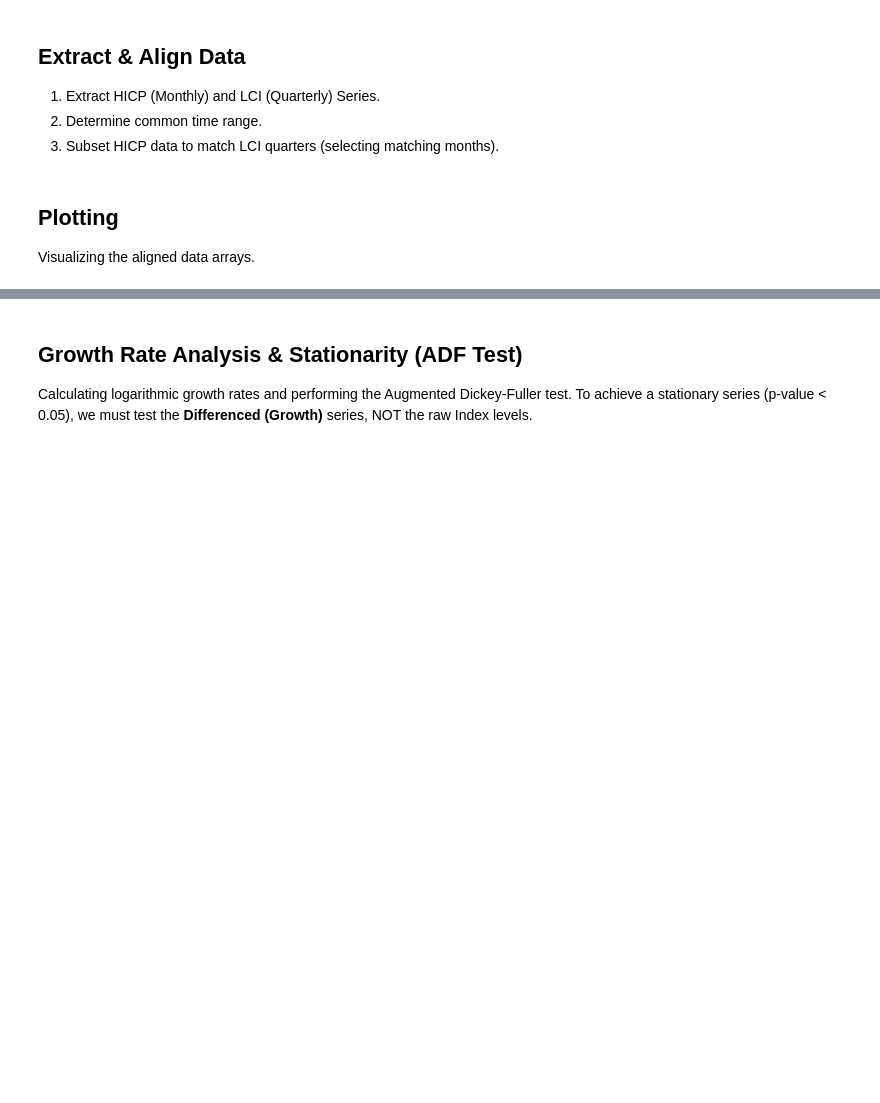
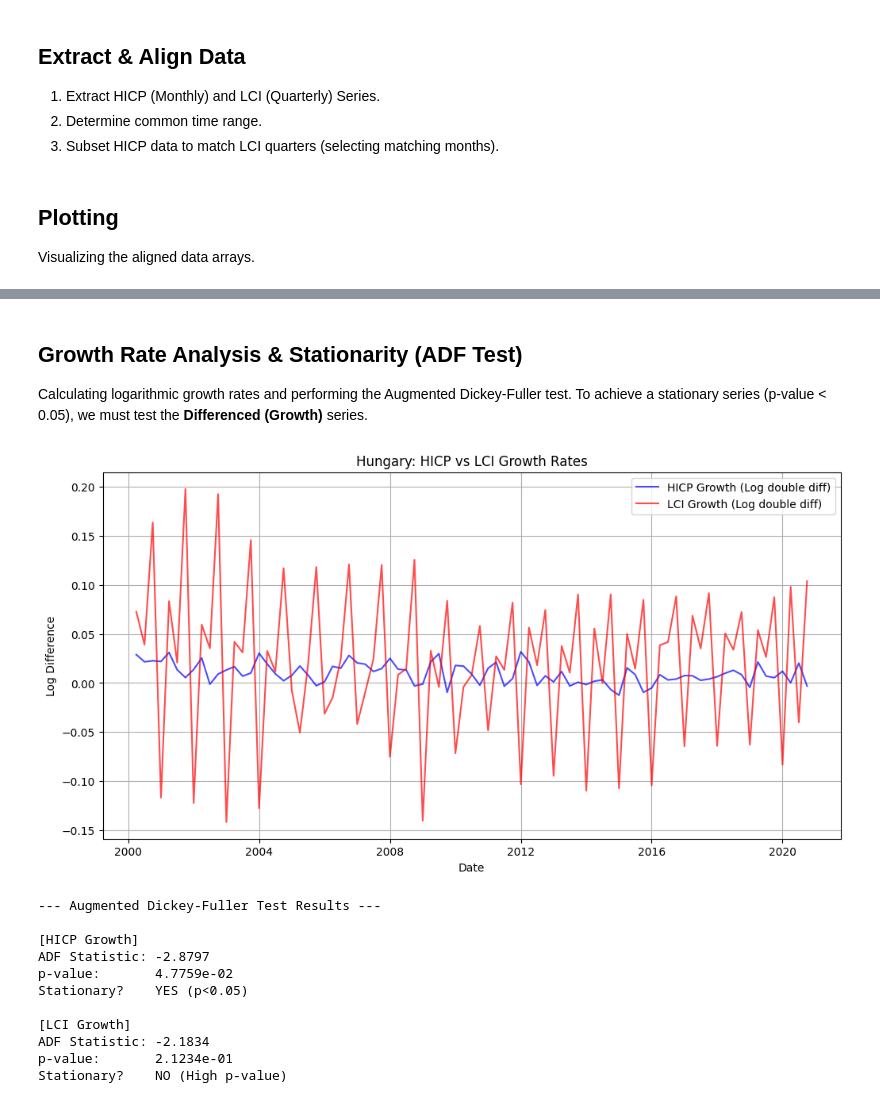
Before and after one commit to CsongorVincze/Causality_project, a Jupyter notebook: hungary_analysis.ipynb, the cells around one changed output, grey strips where cells are left out. Saved outputs shown, nothing was run; the diff lists cells and outputs as text; code cells hidden in the pictures; blank space fills up the shorter version.

```diff
--- a/hungary_analysis.ipynb
+++ b/hungary_analysis.ipynb
@@ -154,37 +156,50 @@ else:
 # %% [markdown]
 ## Growth Rate Analysis & Stationarity (ADF Test)
 Calculating logarithmic growth rates and performing the Augmented Dickey-Fuller test.
-To achieve a stationary series (p-value < 0.05), we must test the **Differenced (Growth)** series, NOT the raw Index levels.
+To achieve a stationary series (p-value < 0.05), we must test the **Differenced (Growth)** series.
 # %%
 if hicp_series is not None and lci_series is not None:
     # Calculate Log Difference (Growth Rate)
     hicp_growth = np.log(hicp_series).diff().dropna()
     lci_growth = np.log(lci_series).diff().dropna()
 
     # --- PLOT GROWTH RATES ---
     plt.figure(figsize=(12, 6))
-    plt.plot(hicp_growth.index, hicp_growth, label='HICP Growth (Log Diff)', color='blue', alpha=0.7)
-    plt.plot(lci_growth.index, lci_growth, label='LCI Growth (Log Diff)', color='red', alpha=0.7)
+    plt.plot(hicp_growth.index, hicp_growth, label='HICP Growth (Log double diff)', color='blue', alpha=0.7)
+    plt.plot(lci_growth.index, lci_growth, label='LCI Growth (Log double diff)', color='red', alpha=0.7)
     plt.title("Hungary: HICP vs LCI Growth Rates")
     plt.xlabel("Date")
     plt.ylabel("Log Difference")
     plt.legend()
     plt.grid(True)
     plt.show()
 
     # --- ADF TEST ---
     print("\n--- Augmented Dickey-Fuller Test Results ---")
 
     def print_adf(name, series):
         result = adfuller(series.values)
         print(f"\n[{name}]")
         print(f"ADF Statistic: {result[0]:.4f}")
         print(f"p-value:       {result[1]:.4e}")
         is_stationary = result[1] < 0.05
         print(f"Stationary?    {'YES (p<0.05)' if is_stationary else 'NO (High p-value)'}")
 
     print_adf("HICP Growth", hicp_growth)
     print_adf("LCI Growth", lci_growth)
 
 else:
     print("Data missing for growth calculation.")
+# %% [output]
+[figure, added]
+--- Augmented Dickey-Fuller Test Results ---
+
+[HICP Growth]
+ADF Statistic: -2.8797
+p-value:       4.7759e-02
+Stationary?    YES (p<0.05)
+
+[LCI Growth]
+ADF Statistic: -2.1834
+p-value:       2.1234e-01
+Stationary?    NO (High p-value)
```
Also changed, not shown: parts of 6 cells of this notebook, 1 other file.
